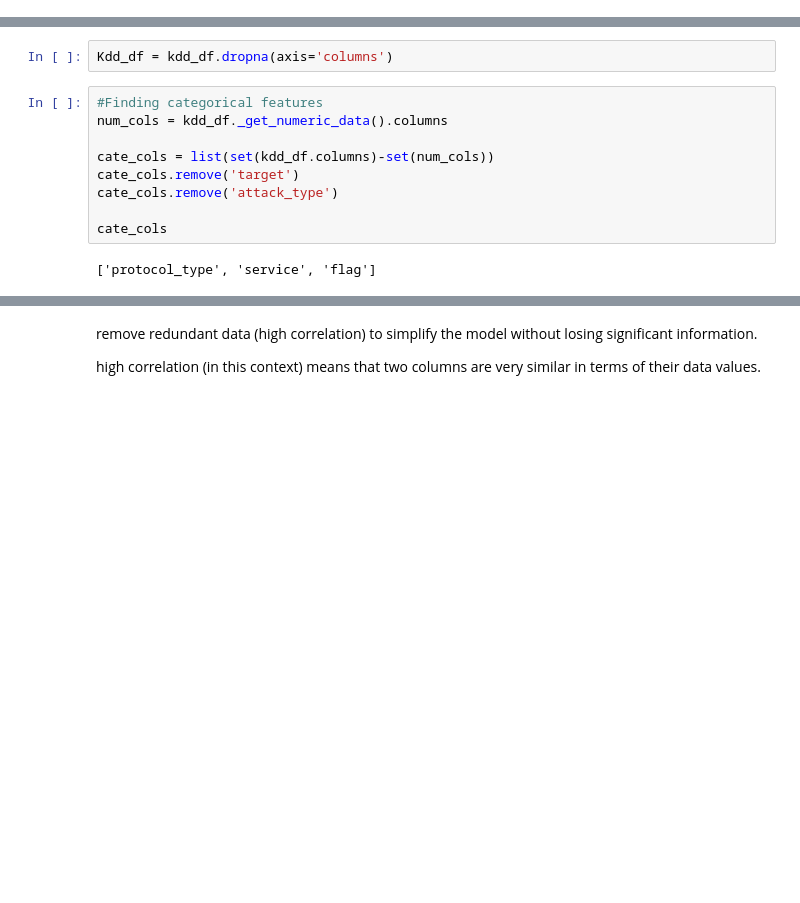
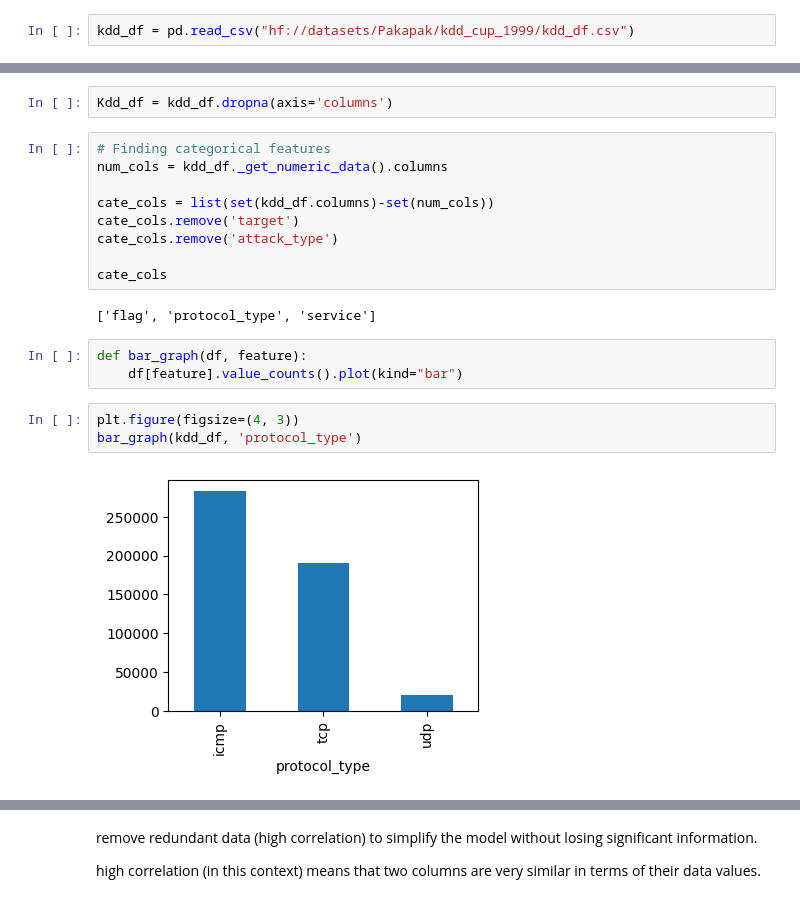
Before and after one commit to Pakapakk/Network_Traffic_Anomaly_Detection, a Jupyter notebook: anomaly_detection.ipynb, the cells around one changed output, grey strips where cells are left out. Saved outputs shown, nothing was run; the diff lists cells and outputs as text; blank space fills up the shorter version.

Commit message:
migrate dataset to hugging face

```diff
--- a/anomaly_detection.ipynb
+++ b/anomaly_detection.ipynb
@@ -156,0 +10,2 @@ attacks_types = {
+# %%
+kdd_df = pd.read_csv("hf://datasets/Pakapak/kdd_cup_1999/kdd_df.csv")
@@ -206,7 +51,7 @@ dtype: int64
 # %%
 Kdd_df = kdd_df.dropna(axis='columns')
 # %%
-#Finding categorical features
+# Finding categorical features
 num_cols = kdd_df._get_numeric_data().columns
 
 cate_cols = list(set(kdd_df.columns)-set(num_cols))
@@ -215,4 +60,12 @@ cate_cols.remove('attack_type')
 
 cate_cols
 # %% [output]
-['protocol_type', 'service', 'flag']
+['flag', 'protocol_type', 'service']
+# %%
+def bar_graph(df, feature):
+    df[feature].value_counts().plot(kind="bar")
+# %%
+plt.figure(figsize=(4, 3))
+bar_graph(kdd_df, 'protocol_type')
+# %% [output]
+[figure, added]
```
Also changed, not shown: parts of 25 cells of this notebook.
